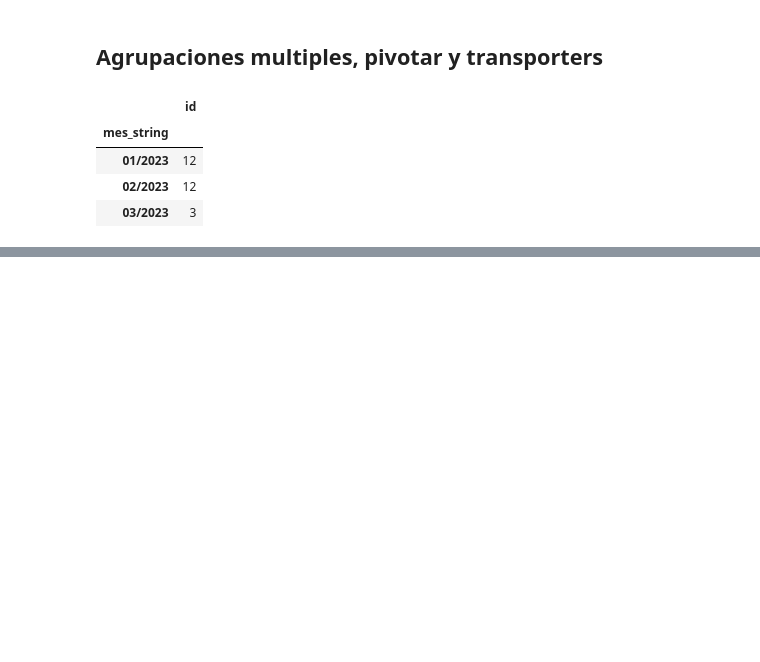
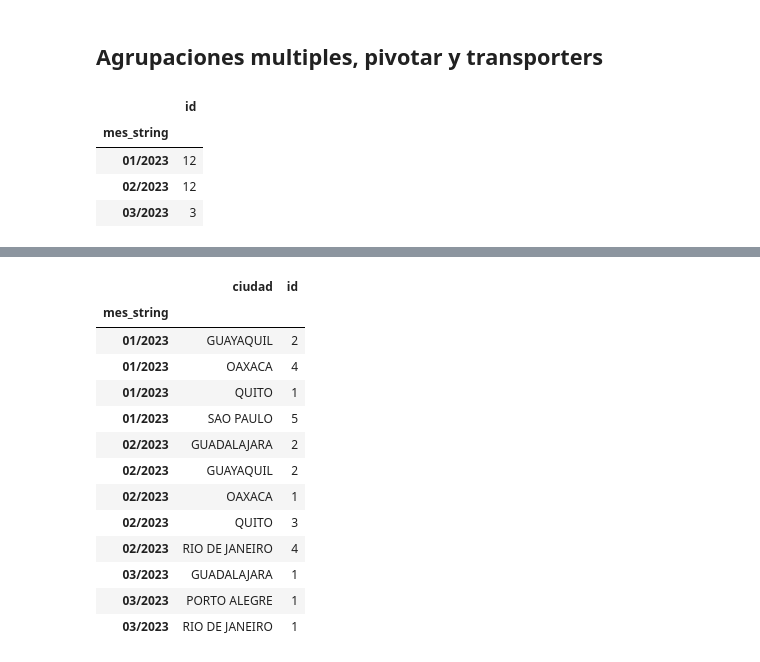
Before and after one commit to martuwilson/python-data-intelligence, a Jupyter notebook: JoinPandas.ipynb, the cells around one changed output, grey strips where cells are left out. Saved outputs shown, nothing was run; the diff lists cells and outputs as text; code cells hidden in the pictures; blank space fills up the shorter version.

```diff
--- a/JoinPandas.ipynb
+++ b/JoinPandas.ipynb
@@ -124,0 +152,18 @@ df_full.groupby('mes_string').agg({
+# %%
+desagrupado = agrupado.reset_index(1) #ciudad pasa a ser columna ahora, y se puede ver
+desagrupado
+# %% [output]
+|  | ciudad | id |
+| mes_string |  |  |
+| 01/2023 | GUAYAQUIL | 2 |
+| 01/2023 | OAXACA | 4 |
+| 01/2023 | QUITO | 1 |
+| 01/2023 | SAO PAULO | 5 |
+| 02/2023 | GUADALAJARA | 2 |
+| 02/2023 | GUAYAQUIL | 2 |
+| 02/2023 | OAXACA | 1 |
+| 02/2023 | QUITO | 3 |
+| 02/2023 | RIO DE JANEIRO | 4 |
+| 03/2023 | GUADALAJARA | 1 |
+| 03/2023 | PORTO ALEGRE | 1 |
+| 03/2023 | RIO DE JANEIRO | 1 |
```
Also changed, not shown: parts of 10 cells of this notebook.
